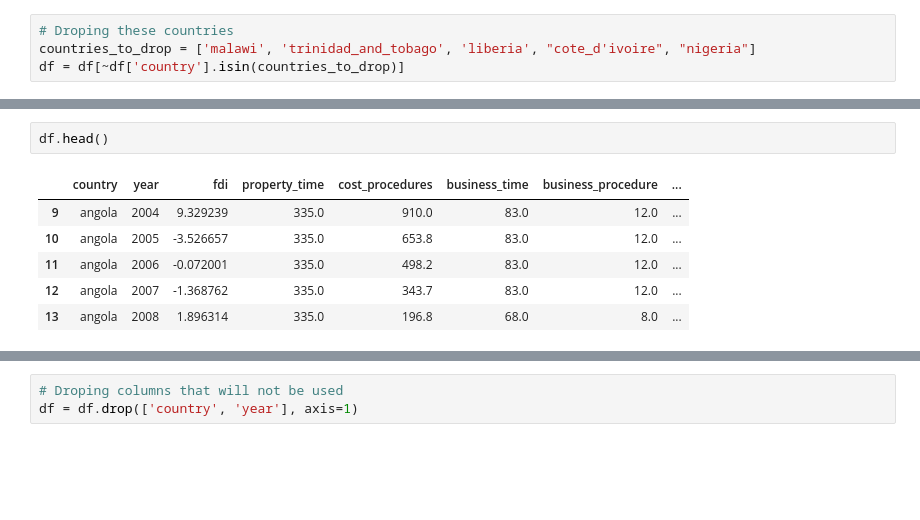
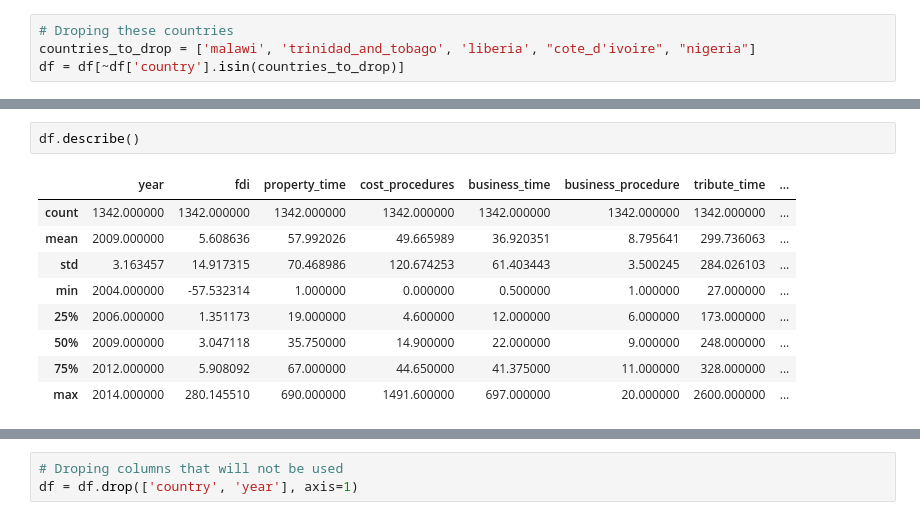
Before and after one commit to joaosilvafelix19/pred_se_ml, a Jupyter notebook: regressions_MAPE.ipynb, the cells around one changed output, grey strips where cells are left out. Saved outputs shown, nothing was run; the diff lists cells and outputs as text; blank space fills up the shorter version.

```diff
--- a/regressions_MAPE.ipynb
+++ b/regressions_MAPE.ipynb
@@ -155,9 +154,12 @@ df = df[~df['country'].isin(countries_to_drop)]
 # %%
-df.head()
+df.describe()
 # %% [output]
-|  | country | year | fdi | property_time | cost_procedures | business_time | business_procedure | ... |
-| 9 | angola | 2004 | 9.329239 | 335.0 | 910.0 | 83.0 | 12.0 | ... |
-| 10 | angola | 2005 | -3.526657 | 335.0 | 653.8 | 83.0 | 12.0 | ... |
-| 11 | angola | 2006 | -0.072001 | 335.0 | 498.2 | 83.0 | 12.0 | ... |
-| 12 | angola | 2007 | -1.368762 | 335.0 | 343.7 | 83.0 | 12.0 | ... |
-| 13 | angola | 2008 | 1.896314 | 335.0 | 196.8 | 68.0 | 8.0 | ... |
+|  | year | fdi | property_time | cost_procedures | business_time | business_procedure | tribute_time | ... |
+| count | 1342.000000 | 1342.000000 | 1342.000000 | 1342.000000 | 1342.000000 | 1342.000000 | 1342.000000 | ... |
+| mean | 2009.000000 | 5.608636 | 57.992026 | 49.665989 | 36.920351 | 8.795641 | 299.736063 | ... |
+| std | 3.163457 | 14.917315 | 70.468986 | 120.674253 | 61.403443 | 3.500245 | 284.026103 | ... |
+| min | 2004.000000 | -57.532314 | 1.000000 | 0.000000 | 0.500000 | 1.000000 | 27.000000 | ... |
+| 25% | 2006.000000 | 1.351173 | 19.000000 | 4.600000 | 12.000000 | 6.000000 | 173.000000 | ... |
+| 50% | 2009.000000 | 3.047118 | 35.750000 | 14.900000 | 22.000000 | 9.000000 | 248.000000 | ... |
+| 75% | 2012.000000 | 5.908092 | 67.000000 | 44.650000 | 41.375000 | 11.000000 | 328.000000 | ... |
+| max | 2014.000000 | 280.145510 | 690.000000 | 1491.600000 | 697.000000 | 20.000000 | 2600.000000 | ... |
```
Also changed, not shown: parts of 8 cells of this notebook, 1 other file.
